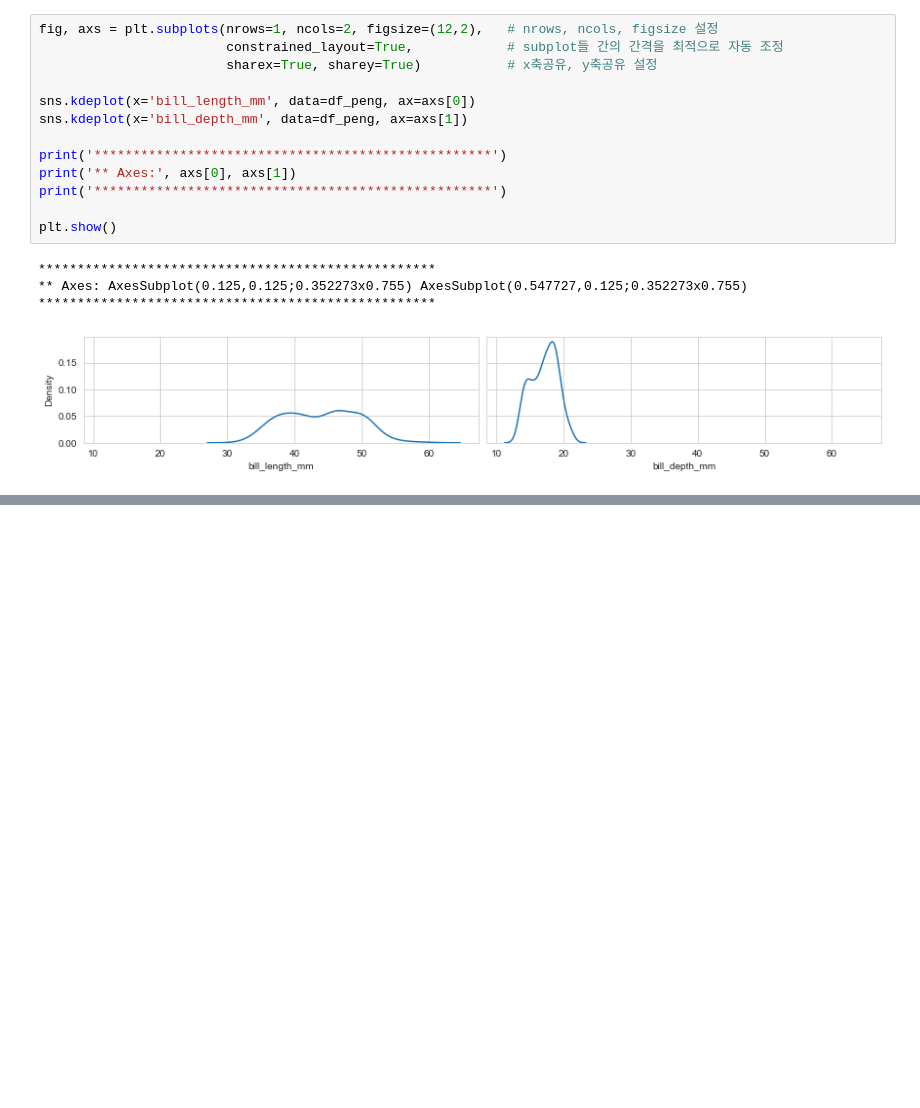
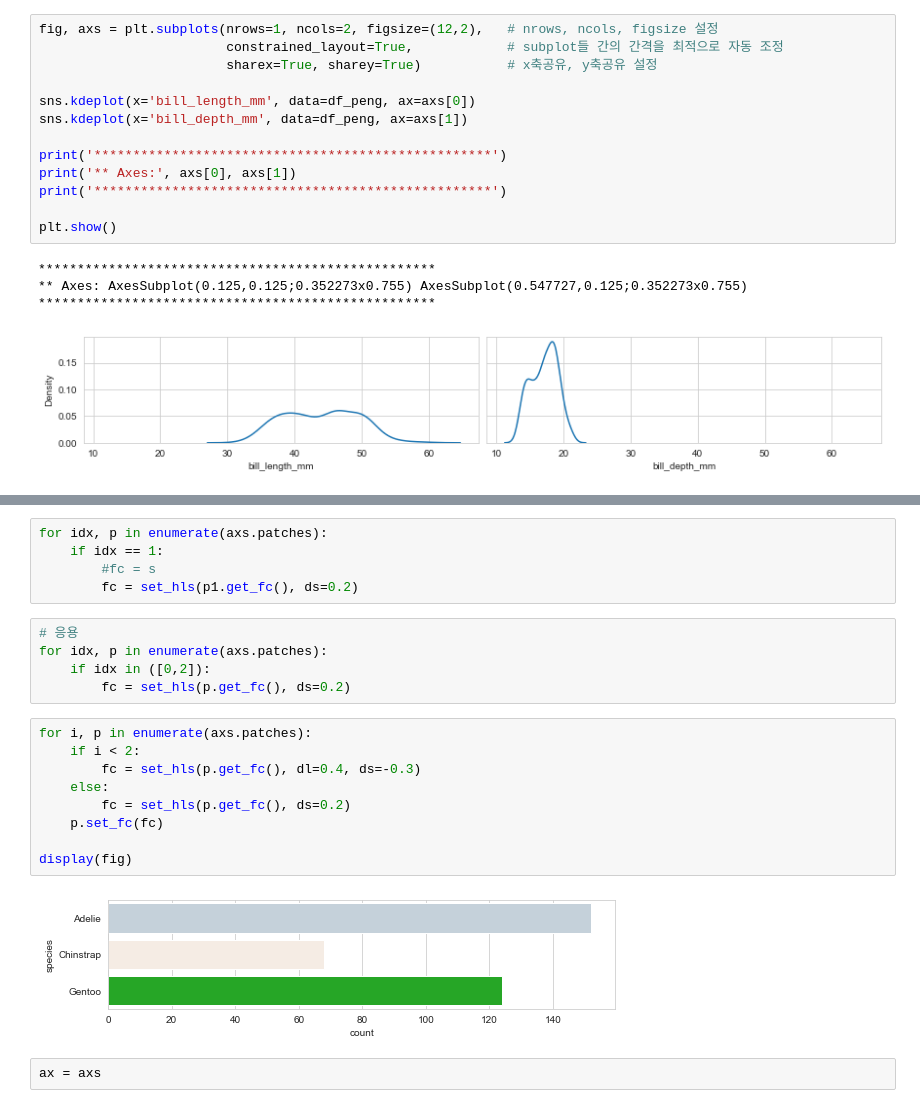
Before and after one commit to hwan141592/WILT, a Jupyter notebook: VISUALIZATION/VIZ_01.ipynb, the cells around one changed output, grey strips where cells are left out. Saved outputs shown, nothing was run; the diff lists cells and outputs as text; blank space fills up the shorter version.

```diff
--- a/VISUALIZATION/VIZ_01.ipynb
+++ b/VISUALIZATION/VIZ_01.ipynb
@@ -601,0 +327,23 @@ plt.show()
+# %%
+for idx, p in enumerate(axs.patches):
+    if idx == 1:
+        #fc = s
+        fc = set_hls(p1.get_fc(), ds=0.2)
+# %%
+# 응용
+for idx, p in enumerate(axs.patches):
+    if idx in ([0,2]):
+        fc = set_hls(p.get_fc(), ds=0.2)
+# %%
+for i, p in enumerate(axs.patches):
+    if i < 2:
+        fc = set_hls(p.get_fc(), dl=0.4, ds=-0.3)
+    else:
+        fc = set_hls(p.get_fc(), ds=0.2)
+    p.set_fc(fc)
+
+display(fig)
+# %% [output]
+[figure, added]
+# %%
+ax = axs
```
Also changed, not shown: parts of 43 cells of this notebook, 1 other file.
